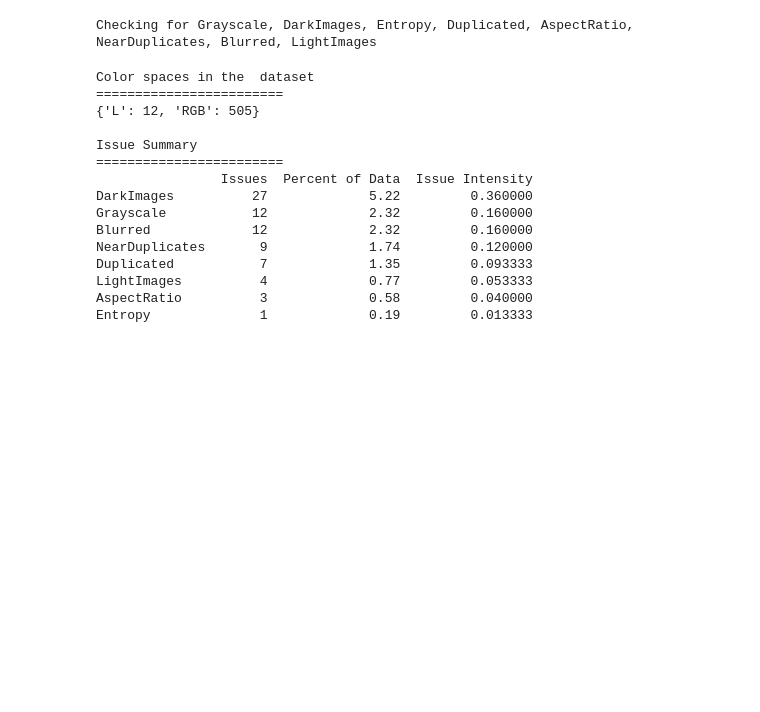
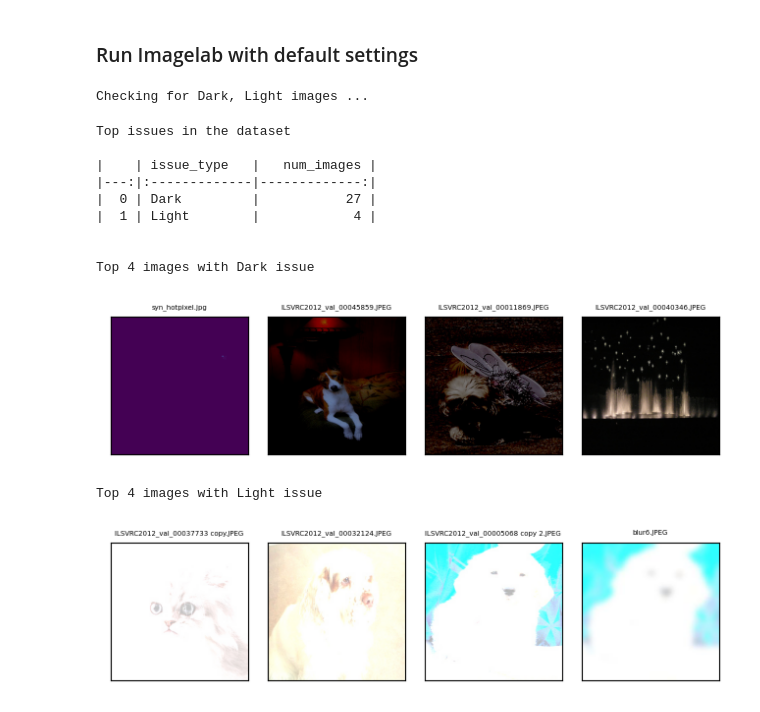
Before and after one commit to cleanlab/cleanvision, a Jupyter notebook: notebooks/demo.ipynb, the cells around one changed output. Drawn from its saved outputs; the diff is of its cells as text; code cells hidden in the pictures; blank space fills up the shorter version.

```diff
--- a/notebooks/demo.ipynb
+++ b/notebooks/demo.ipynb
@@ -3,24 +3,22 @@ from image_data_quality.image_dataset import Imagelab
 # %%
-dataset_path = "../image_files/"
+dataset_path = "../../image_files"
+# %% [markdown]
+### Run Imagelab with default settings
 # %%
 imagelab = Imagelab(dataset_path)
-scores = imagelab.evaluate()
-imagelab.aggregate()
-summary, results_df = imagelab.summary()
+imagelab.find_issues()
+imagelab.report()
 # %% [output]
-Checking for Grayscale, DarkImages, Entropy, Duplicated, AspectRatio, NearDuplicates, Blurred, LightImages
+Checking for Dark, Light images ...
-Color spaces in the  dataset
-========================
-{'L': 12, 'RGB': 505}
+Top issues in the dataset
 
-Issue Summary
-========================
-                Issues  Percent of Data  Issue Intensity
-DarkImages          27             5.22         0.360000
-Grayscale           12             2.32         0.160000
-Blurred             12             2.32         0.160000
-NearDuplicates       9             1.74         0.120000
-Duplicated           7             1.35         0.093333
-LightImages          4             0.77         0.053333
-AspectRatio          3             0.58         0.040000
-Entropy              1             0.19         0.013333
+|    | issue_type   |   num_images |
+|---:|:-------------|-------------:|
+|  0 | Dark         |           27 |
+|  1 | Light        |            4 |
+
+
+Top 4 images with Dark issue
+[figure, added]
+Top 4 images with Light issue
+[figure, added]
```
Also changed, not shown: parts of 14 cells of this notebook, 11 other files.
